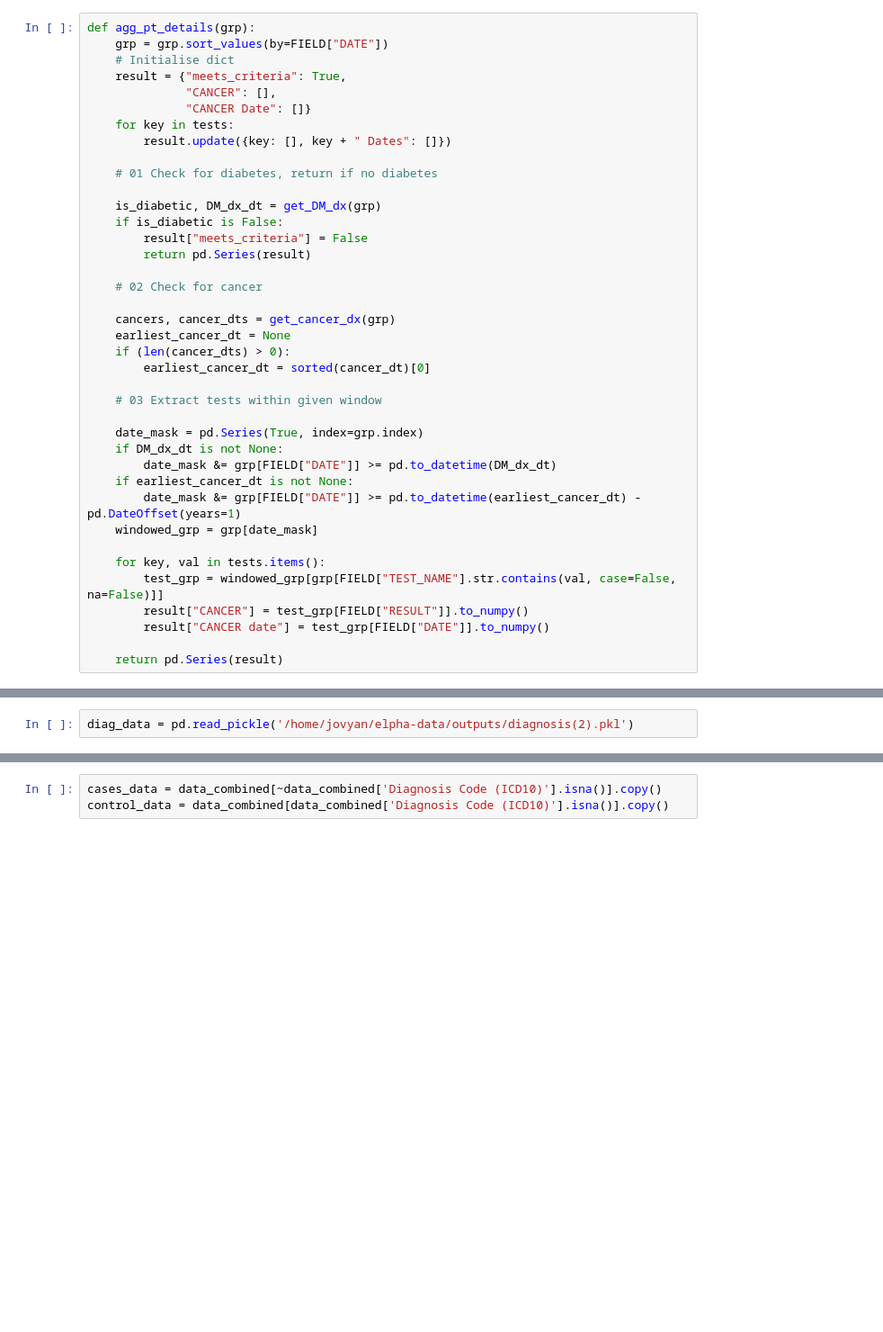
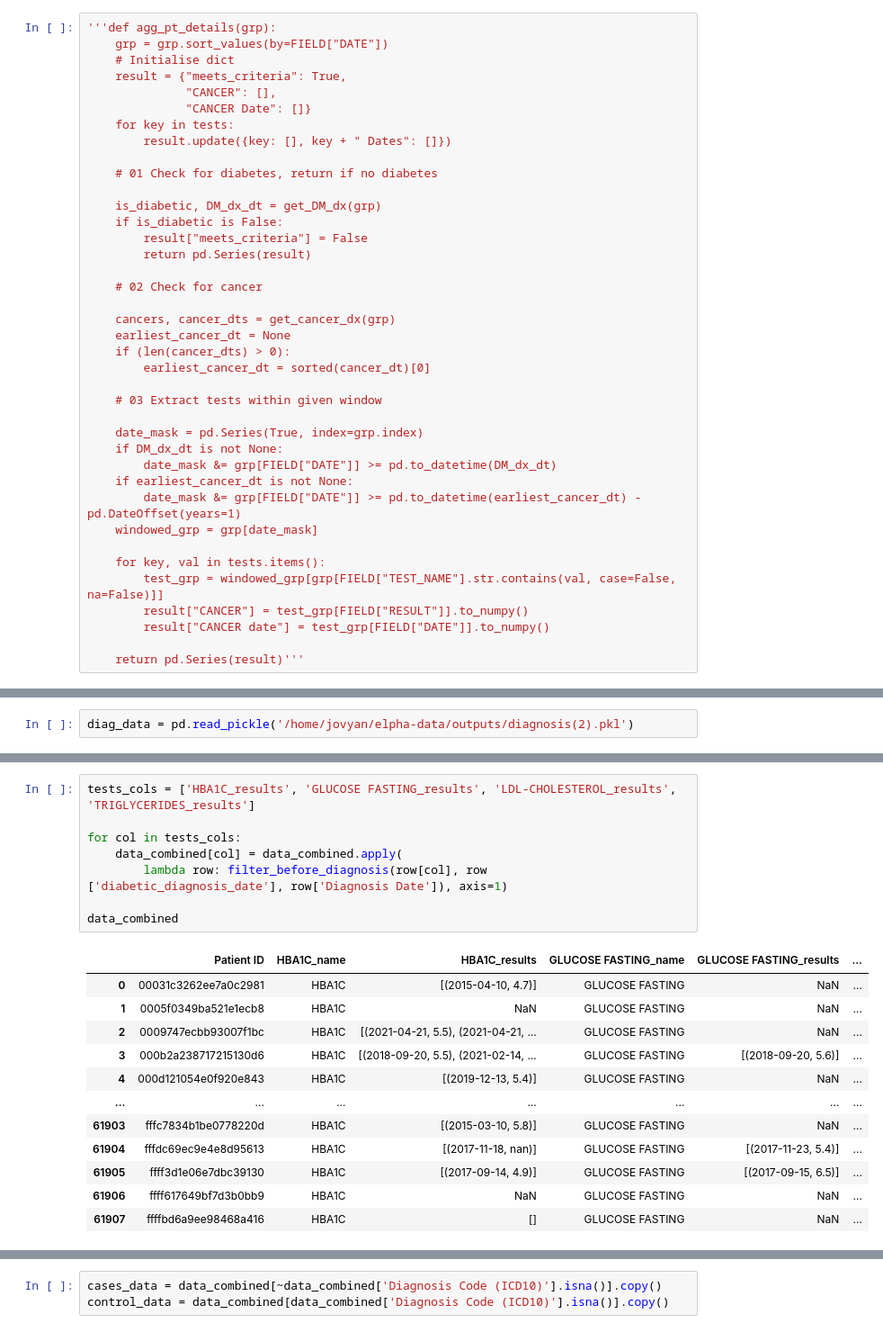
Before and after one commit to andrea-twl/DM-cancer-risk-validation, a Jupyter notebook: notebooks/ehints_validation.ipynb, the cells around one changed output, grey strips where cells are left out. Shown at 90% size. Drawn from its saved outputs; the diff is of its cells as text; blank space fills up the shorter version.

```diff
--- a/notebooks/ehints_validation.ipynb
+++ b/notebooks/ehints_validation.ipynb
@@ -240,5 +246,5 @@ def get_cancer_dx(df):
 # %%
-def agg_pt_details(grp):
+'''def agg_pt_details(grp):
     grp = grp.sort_values(by=FIELD["DATE"])
     # Initialise dict
     result = {"meets_criteria": True,
@@ -275,4 +281,4 @@ def agg_pt_details(grp):
         result["CANCER"] = test_grp[FIELD["RESULT"]].to_numpy()
         result["CANCER date"] = test_grp[FIELD["DATE"]].to_numpy()
 
-    return pd.Series(result)
+    return pd.Series(result)'''
@@ -402,0 +479,21 @@ data_combined.to_pickle('/home/jovyan/elpha-data/outputs/combined_data.pkl')
+# %%
+tests_cols = ['HBA1C_results', 'GLUCOSE FASTING_results', 'LDL-CHOLESTEROL_results', 'TRIGLYCERIDES_results']
+
+for col in tests_cols:
+    data_combined[col] = data_combined.apply(
+        lambda row: filter_before_diagnosis(row[col], row ['diabetic_diagnosis_date'], row['Diagnosis Date']), axis=1)
+
+data_combined
+# %% [output]
+|  | Patient ID | HBA1C_name | HBA1C_results | GLUCOSE FASTING_name | GLUCOSE FASTING_results | ... |
+| 0 | 00031c3262ee7a0c2981 | HBA1C | [(2015-04-10, 4.7)] | GLUCOSE FASTING | NaN | ... |
+| 1 | 0005f0349ba521e1ecb8 | HBA1C | NaN | GLUCOSE FASTING | NaN | ... |
+| 2 | 0009747ecbb93007f1bc | HBA1C | [(2021-04-21, 5.5), (2021-04-21, ... | GLUCOSE FASTING | NaN | ... |
+| 3 | 000b2a238717215130d6 | HBA1C | [(2018-09-20, 5.5), (2021-02-14, ... | GLUCOSE FASTING | [(2018-09-20, 5.6)] | ... |
+| 4 | 000d121054e0f920e843 | HBA1C | [(2019-12-13, 5.4)] | GLUCOSE FASTING | NaN | ... |
+| ... | ... | ... | ... | ... | ... | ... |
+| 61903 | fffc7834b1be0778220d | HBA1C | [(2015-03-10, 5.8)] | GLUCOSE FASTING | NaN | ... |
+| 61904 | fffdc69ec9e4e8d95613 | HBA1C | [(2017-11-18, nan)] | GLUCOSE FASTING | [(2017-11-23, 5.4)] | ... |
+| 61905 | ffff3d1e06e7dbc39130 | HBA1C | [(2017-09-14, 4.9)] | GLUCOSE FASTING | [(2017-09-15, 6.5)] | ... |
+| 61906 | ffff617649bf7d3b0bb9 | HBA1C | NaN | GLUCOSE FASTING | NaN | ... |
+| 61907 | ffffbd6a9ee98468a416 | HBA1C | [] | GLUCOSE FASTING | NaN | ... |
```
Also changed, not shown: parts of 38 cells of this notebook.
